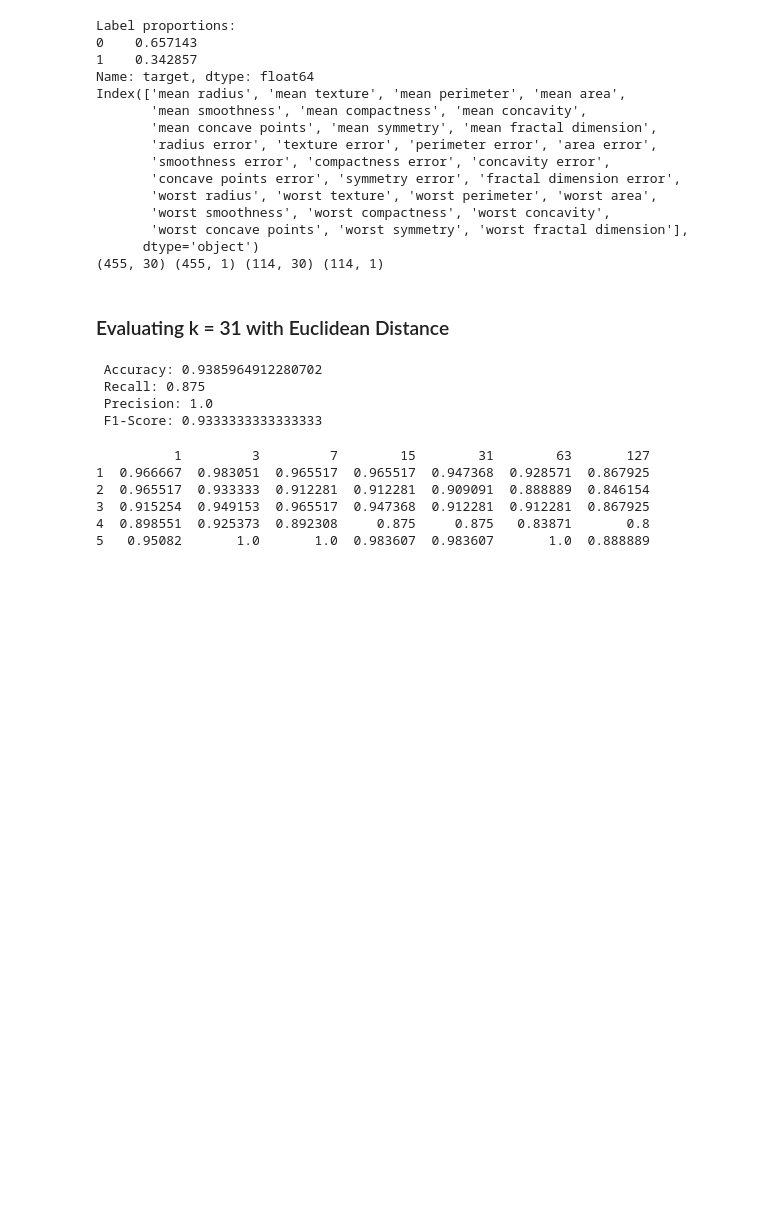
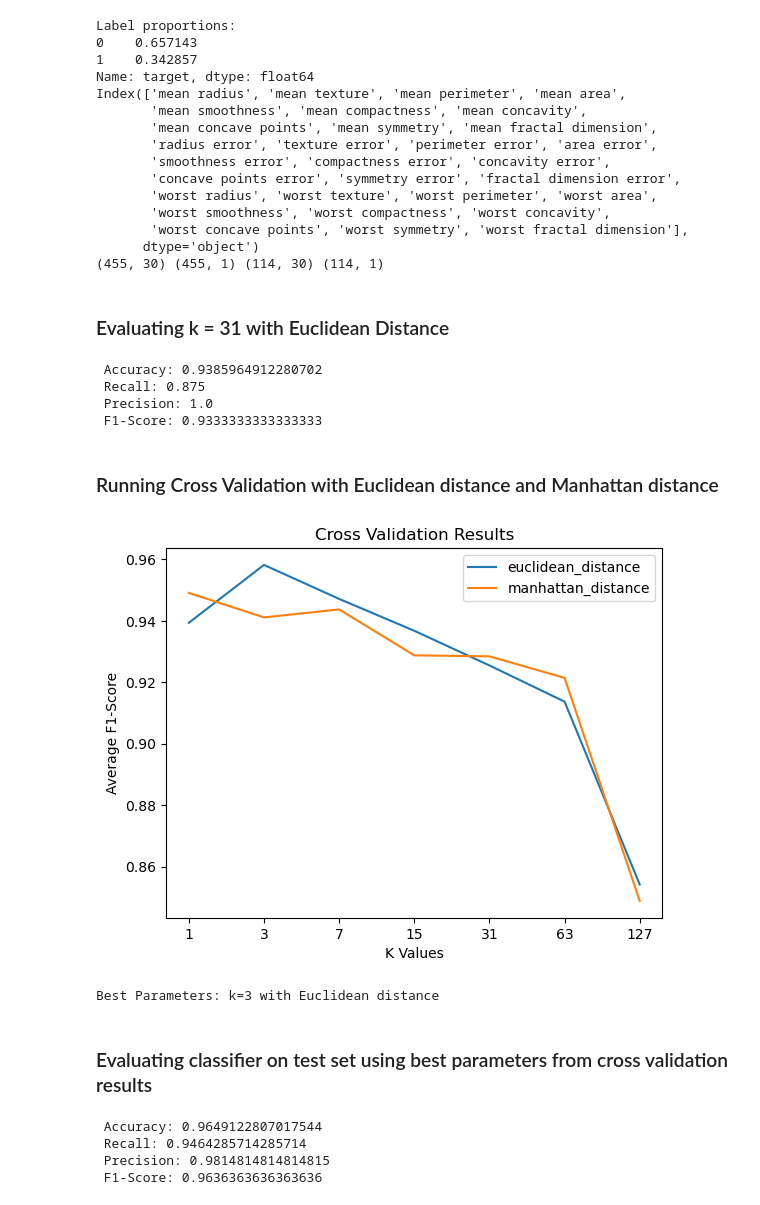
Before and after one commit to rfernandesdealbuquerque/KNN-parameter-tuning, a Jupyter notebook: knn-parameter-tuning.ipynb, the cells around one changed output. Saved outputs shown, nothing was run; the diff lists cells and outputs as text; code cells hidden in the pictures; blank space fills up the shorter version.

Commit message:
finished cross validation and test set evaluation

```diff
--- a/knn-parameter-tuning.ipynb
+++ b/knn-parameter-tuning.ipynb
@@ -19,6 +21,12 @@ def euclidean_distance(p, q):
         sum_cathetus += cathetus
 
     return math.sqrt(sum_cathetus)
+
+def manhattan_distance(p, q):
+    sum_manhattan = 0
+    for i in range(0, len(p)):
+        sum_manhattan += abs(p[i] - q[i])
+    return sum_manhattan
 
 
 def knn(x_train, y_train, x_test, k, distance_func):
@@ -62,7 +70,7 @@ def assign_evaluation_metric_label(target, prediction):
     if target == 1 and prediction == 1:
         return 'TP'
 
-def get_evaluation_metrics(y_test, y_predictions):
+def evaluate_model(y_test, y_predictions):
     y_test_predictions_concat = pd.concat([y_test, y_predictions], axis=1)
     evaluation_metric_labels = list(y_test_predictions_concat.apply(lambda row: assign_evaluation_metric_label(row['target'], row['predictions']), axis=1))
     tp = evaluation_metric_labels.count('TP')
@@ -91,7 +99,7 @@ def cross_validation(x_train, y_train, k_values, number_of_folds, distance_func)
         end += fold_size
     # fold_assignments = fold_assignments.sample(frac=1, random_state=random_seed, replace=False).reset_index(drop=True)
 
-    k_evaluation_metrics_table = pd.DataFrame(columns=[str(k) for k in k_values], index=range(1, number_of_folds+1))
+    k_evaluation_metrics_df = pd.DataFrame(columns=[str(k) for k in k_values], index=range(1, number_of_folds+1))
     for i in range(1, number_of_folds+1):
         x_validation_fold = x_train[fold_assignments['assignments'] == i]
         y_validation_fold = y_train[fold_assignments['assignments'] == i]
@@ -108,8 +116,8 @@ def cross_validation(x_train, y_train, k_values, number_of_folds, distance_func)
             # print(x_train_folds.head()['mean radius'],y_train_folds.head(10))
             y_predictions = knn(x_train_folds, y_train_folds, x_validation_fold, k, distance_func)
             # print(y_predictions.head(10))
-            conf_matrix, recall, precision, fpr, f1_score, accuracy = get_evaluation_metrics(y_validation_fold, y_predictions)
+            conf_matrix, recall, precision, fpr, f1_score, accuracy = evaluate_model(y_validation_fold, y_predictions)
             k_evaluation_metrics.append(f1_score)
-        k_evaluation_metrics_table.loc[i] = k_evaluation_metrics
+        k_evaluation_metrics_df.loc[i] = k_evaluation_metrics
 
-    return k_evaluation_metrics_table
+    return k_evaluation_metrics_df
@@ -159,12 +169,37 @@ print(f' Accuracy: {accuracy}\n Recall: {recall}\n Precision: {precision}\n F1-S
  Recall: 0.875
  Precision: 1.0
  F1-Score: 0.9333333333333333
+# %% [markdown]
+### Running Cross Validation with Euclidean distance and Manhattan distance
 # %%
-print(cross_validation(x_train, y_train, [1,3,7,15,31,63,127], 5, euclidean_distance))
+functions = [euclidean_distance, manhattan_distance]
+k_evaluation_metrics_df_avg_list = []
+for f in functions:
+    k_evaluation_metrics_df = cross_validation(x_train, y_train, [1,3,7,15,31,63,127], 5, f)
+    k_evaluation_metrics_df_avg = k_evaluation_metrics_df.apply(np.mean, axis=0)
+    k_evaluation_metrics_df_avg_list.append(k_evaluation_metrics_df_avg)
-# %% [output]
-          1         3         7        15        31        63       127
-1  0.966667  0.983051  0.965517  0.965517  0.947368  0.928571  0.867925
-2  0.965517  0.933333  0.912281  0.912281  0.909091  0.888889  0.846154
-3  0.915254  0.949153  0.965517  0.947368  0.912281  0.912281  0.867925
-4  0.898551  0.925373  0.892308     0.875     0.875   0.83871       0.8
-5   0.95082       1.0       1.0  0.983607  0.983607       1.0  0.888889
+# %%
+for i in range(0, len(k_evaluation_metrics_df_avg_list)):
+    plt.plot(k_evaluation_metrics_df_avg_list[i].index, k_evaluation_metrics_df_avg_list[i], label=functions[i].__name__)
+plt.xlabel('K Values')
+plt.ylabel('Average F1-Score')
+plt.title('Cross Validation Results')
+plt.legend()
+plt.show()
+
+print("Best Parameters: k=3 with Euclidean distance")
+# %% [output]
+[figure, added]
+Best Parameters: k=3 with Euclidean distance
+# %% [markdown]
+### Evaluating classifier on test set using best parameters from cross validation results
+# %%
+y_predictions = knn(x_train, y_train, x_test, k=3, distance_func=euclidean_distance)
+conf_matrix, recall, precision, fpr, f1_score, accuracy = evaluate_model(y_test, y_predictions)
+
+print(f' Accuracy: {accuracy}\n Recall: {recall}\n Precision: {precision}\n F1-Score: {f1_score}')
+# %% [output]
+ Accuracy: 0.9649122807017544
+ Recall: 0.9464285714285714
+ Precision: 0.9814814814814815
+ F1-Score: 0.9636363636363636
```
Also changed, not shown: parts of 5 cells of this notebook.
